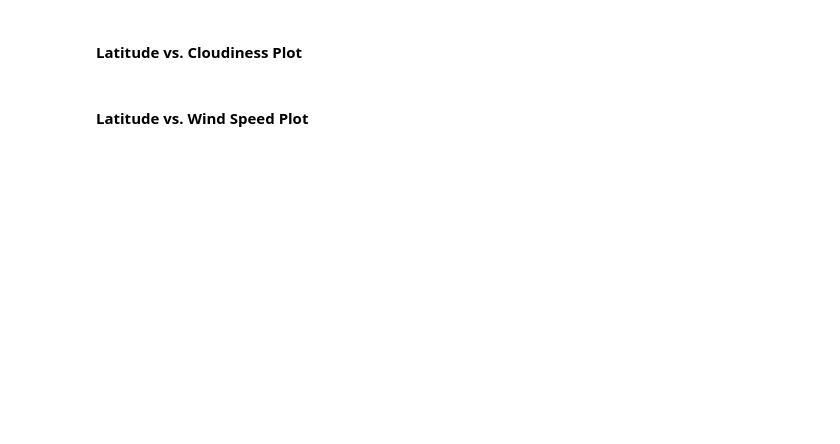
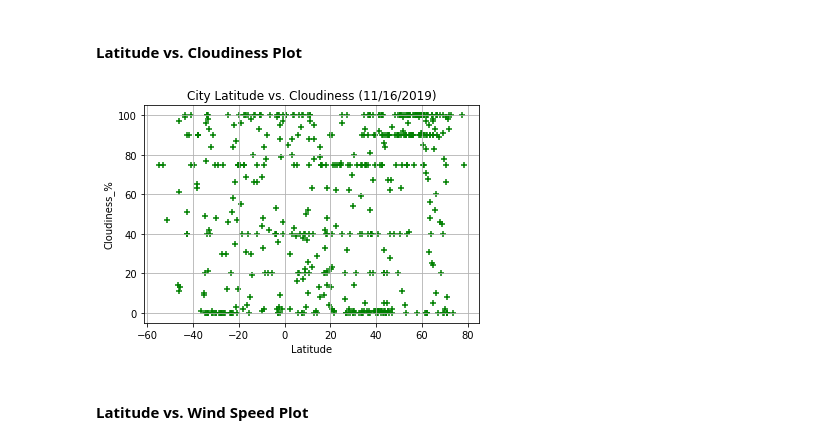
Before and after one commit to cosamagrande/python-api-challenge, a Jupyter notebook: WeatherPy/starter_code/WeatherPy.ipynb, the cells around one changed output. Saved outputs shown, nothing was run; the diff lists cells and outputs as text; code cells hidden in the pictures; blank space fills up the shorter version.

```diff
--- a/WeatherPy/starter_code/WeatherPy.ipynb
+++ b/WeatherPy/starter_code/WeatherPy.ipynb
@@ -243,4 +260,21 @@ plt.show()
 # %% [markdown]
 #### Latitude vs. Cloudiness Plot
+# %%
+# Generate the Plot
+plt.scatter(weather_df["Lat"],weather_df["Cloudiness_%"],color="green",marker="+")
+
+# Incorporate the other graph properties
+plt.title("City Latitude vs. Cloudiness (11/16/2019)")
+plt.ylabel("Cloudiness_%")
+plt.xlabel("Latitude")
+plt.grid(True)
+
+# # Save the Figure
+plt.savefig("../Images/Cloudiness.png")
+
+# Show the Figure
+plt.show()
+# %% [output]
+[figure, added]
 # %% [markdown]
 #### Latitude vs. Wind Speed Plot
```
Also changed, not shown: parts of 3 cells of this notebook, 4 other files.
